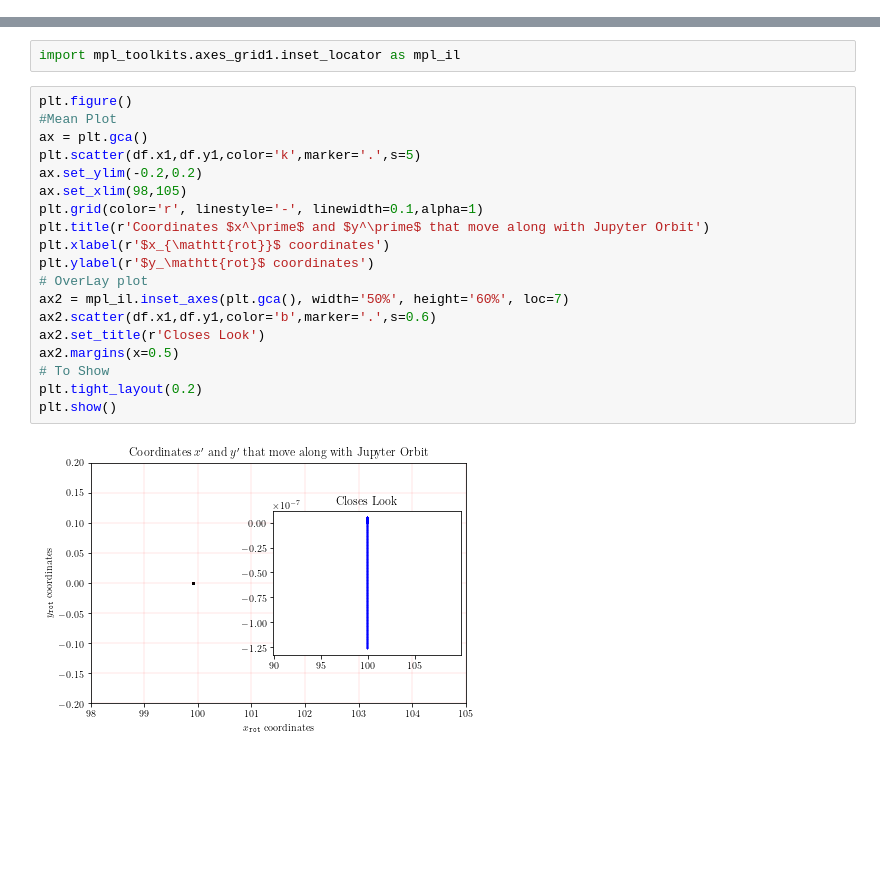
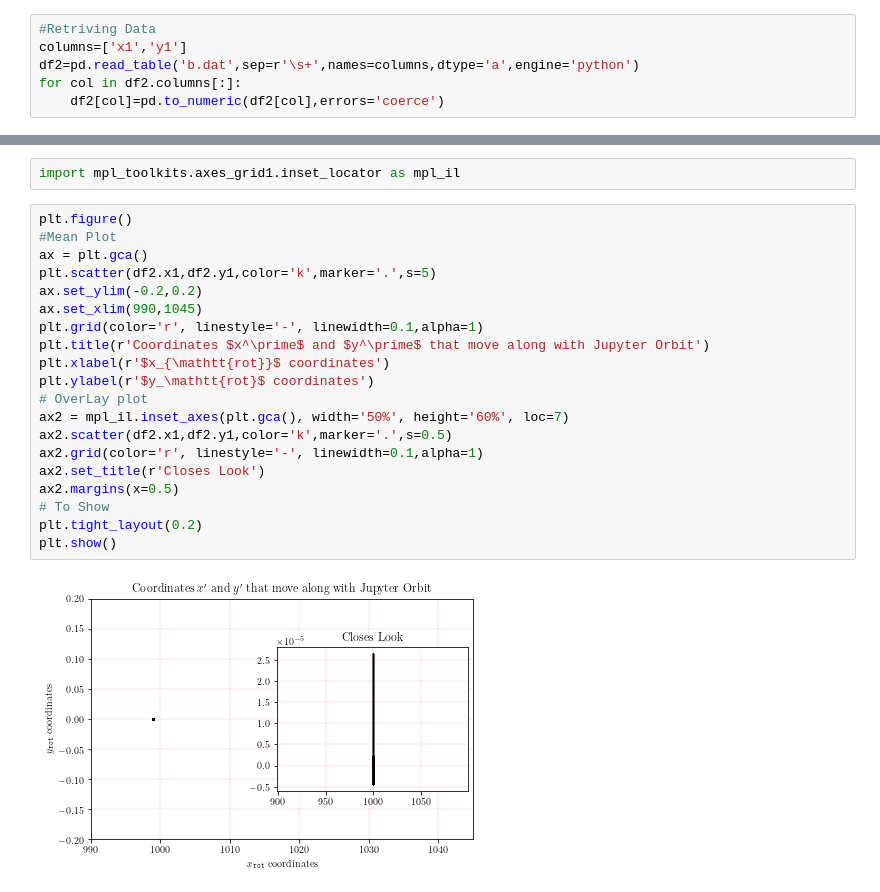
Before and after one commit to srivasb/Trojan_Planets, a Jupyter notebook: Plotting.ipynb, the cells around one changed output, grey strips where cells are left out. Drawn from its saved outputs; the diff is of its cells as text; blank space fills up the shorter version.

```diff
--- a/Plotting.ipynb
+++ b/Plotting.ipynb
@@ -55,3 +61,9 @@ plt.show()
+# %%
+#Retriving Data
+columns=['x1','y1']
+df2=pd.read_table('b.dat',sep=r'\s+',names=columns,dtype='a',engine='python')
+for col in df2.columns[:]:
+    df2[col]=pd.to_numeric(df2[col],errors='coerce')
 # %%
 fig = plt.figure()
 ax = plt.gca()
@@ -86,21 +98,22 @@ import mpl_toolkits.axes_grid1.inset_locator as mpl_il
 # %%
 plt.figure()
 #Mean Plot
 ax = plt.gca()
-plt.scatter(df.x1,df.y1,color='k',marker='.',s=5)
+plt.scatter(df2.x1,df2.y1,color='k',marker='.',s=5)
 ax.set_ylim(-0.2,0.2)
-ax.set_xlim(98,105)
+ax.set_xlim(990,1045)
 plt.grid(color='r', linestyle='-', linewidth=0.1,alpha=1)
 plt.title(r'Coordinates $x^\prime$ and $y^\prime$ that move along with Jupyter Orbit')
 plt.xlabel(r'$x_{\mathtt{rot}}$ coordinates')
 plt.ylabel(r'$y_\mathtt{rot}$ coordinates')
 # OverLay plot
 ax2 = mpl_il.inset_axes(plt.gca(), width='50%', height='60%', loc=7)
-ax2.scatter(df.x1,df.y1,color='b',marker='.',s=0.6)
+ax2.scatter(df2.x1,df2.y1,color='k',marker='.',s=0.5)
+ax2.grid(color='r', linestyle='-', linewidth=0.1,alpha=1)
 ax2.set_title(r'Closes Look')
 ax2.margins(x=0.5)
 # To Show
 plt.tight_layout(0.2)
 plt.show()
 # %% [output]
-[figure, old version]
+[figure, new version]
```
Also changed, not shown: parts of 5 cells of this notebook, 7 other files.
